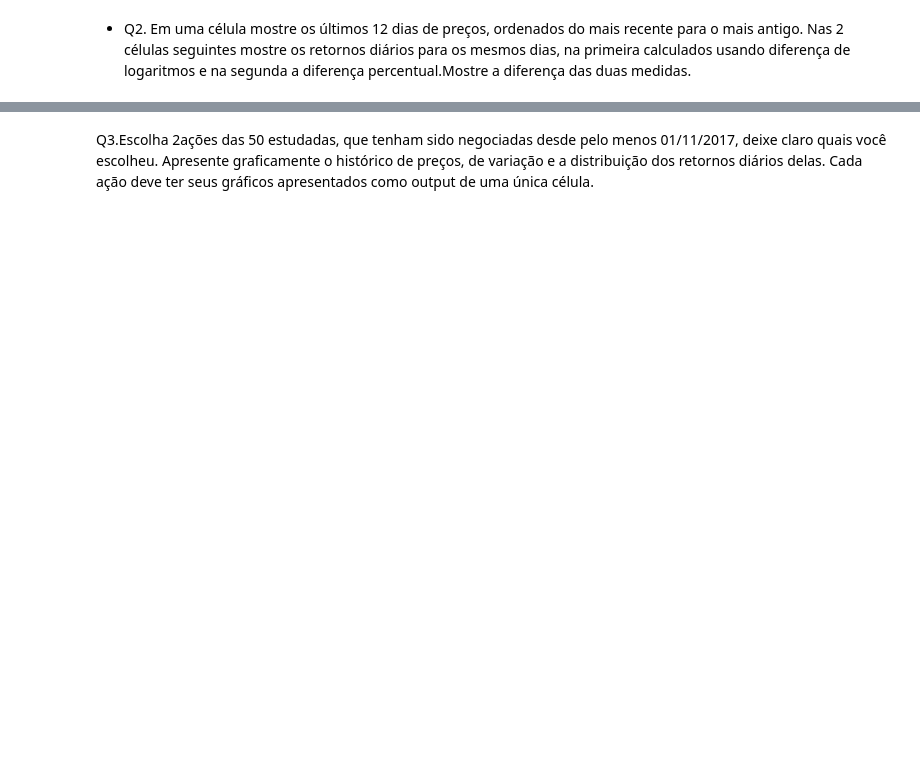
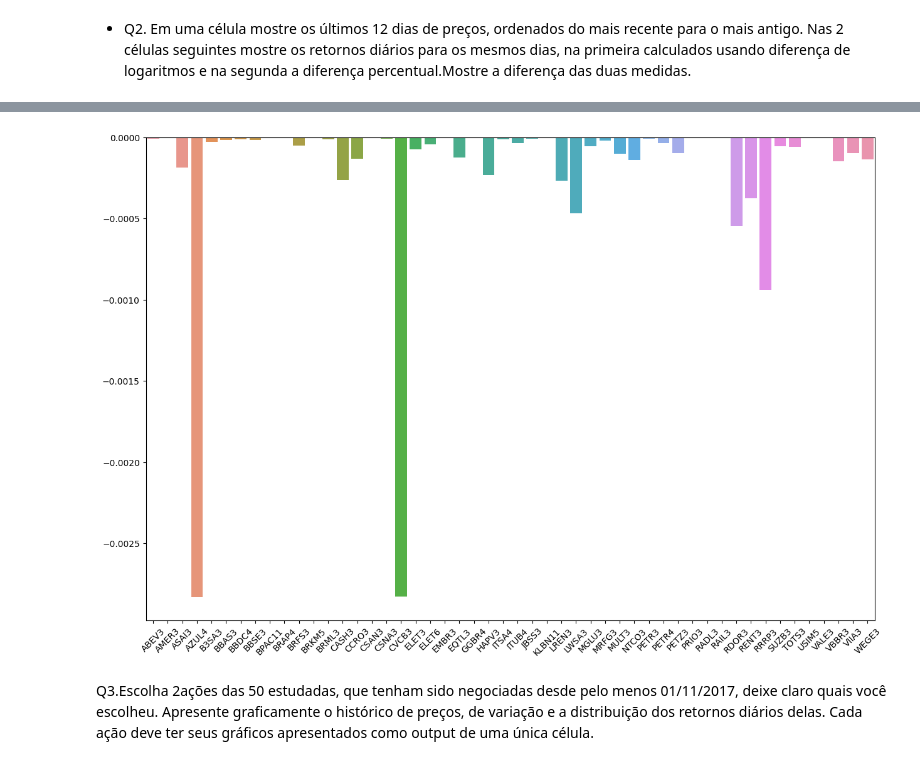
Before and after one commit to k-marcelino/Case-Safra_quant, a Jupyter notebook: safra_quant.ipynb, the cells around one changed output, grey strips where cells are left out. Cells and saved outputs as stored; diff of their text form; code cells hidden in the pictures; blank space fills up the shorter version.

```diff
--- a/safra_quant.ipynb
+++ b/safra_quant.ipynb
@@ -256,0 +262,10 @@ retorno_simples.iloc[-2:-1]
+# %%
+# Ver se os retornos deveriam ser acumulados ou não, ou se eu deveria comparar de outra forma a diferença dos retornos diários
+
+# Comparing result from log and pct returns and calculating the difference
+delta = []
+delta.append(log_return.iloc[-2:-1])
+delta.append(pct_return.iloc[-2:-1])
+delta = pd.concat(delta)
+delta.loc['diff'] = delta.iloc[0] - delta.iloc[1]
+delta
@@ -257,3 +279,11 @@ retorno_simples.iloc[-2:-1]
+# %%
+# Showing in a graph
+plt.figure(figsize=(15, 10))
+sns.barplot(x=delta.loc['diff'].index, y=delta.loc['diff'].values)
+plt.xticks(rotation=45)
+None
+# %% [output]
+[figure, added]
 # %% [markdown]
 Q3.Escolha 2ações das 50 estudadas, que tenham sido negociadas desde pelo menos 01/11/2017, deixe claro quais você escolheu. Apresente graficamente o histórico de preços, de variação e a distribuição dos retornos diários delas. Cada ação deve ter seus gráficos apresentados como output de uma única célula.
 # %%
```
Also changed, not shown: parts of 17 cells of this notebook.
